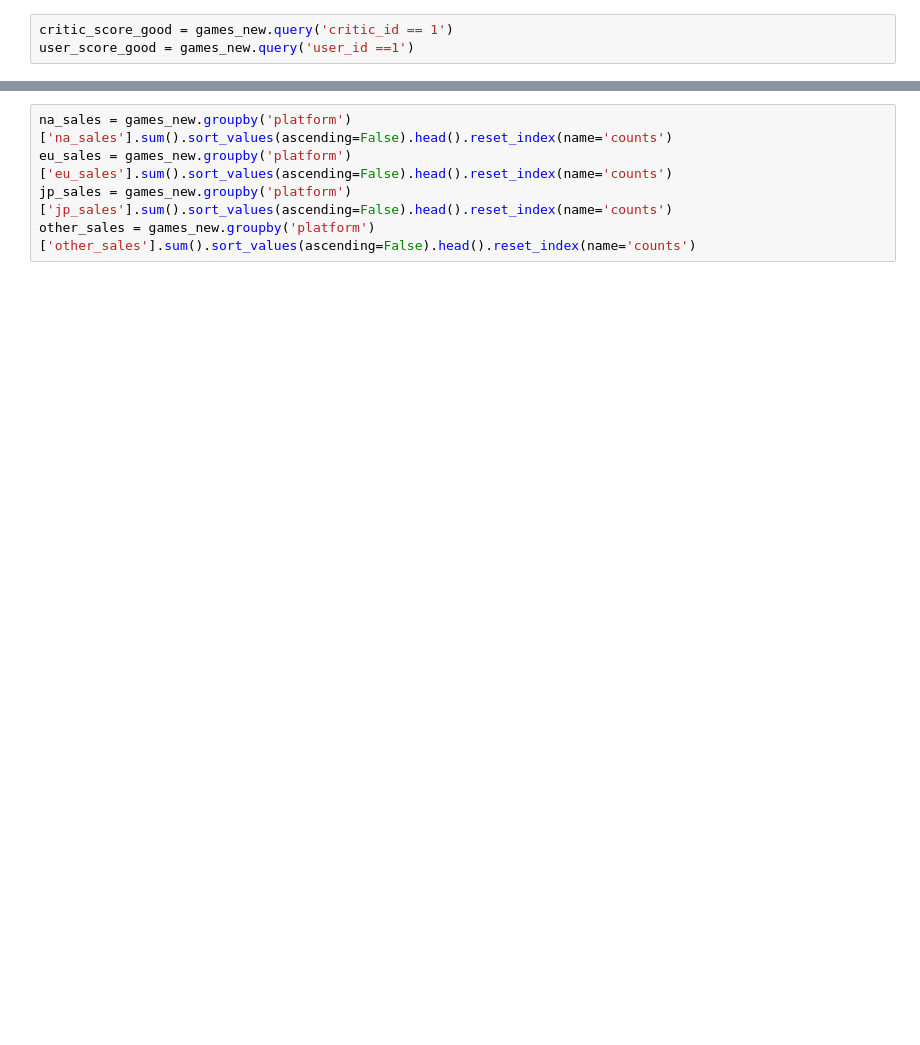
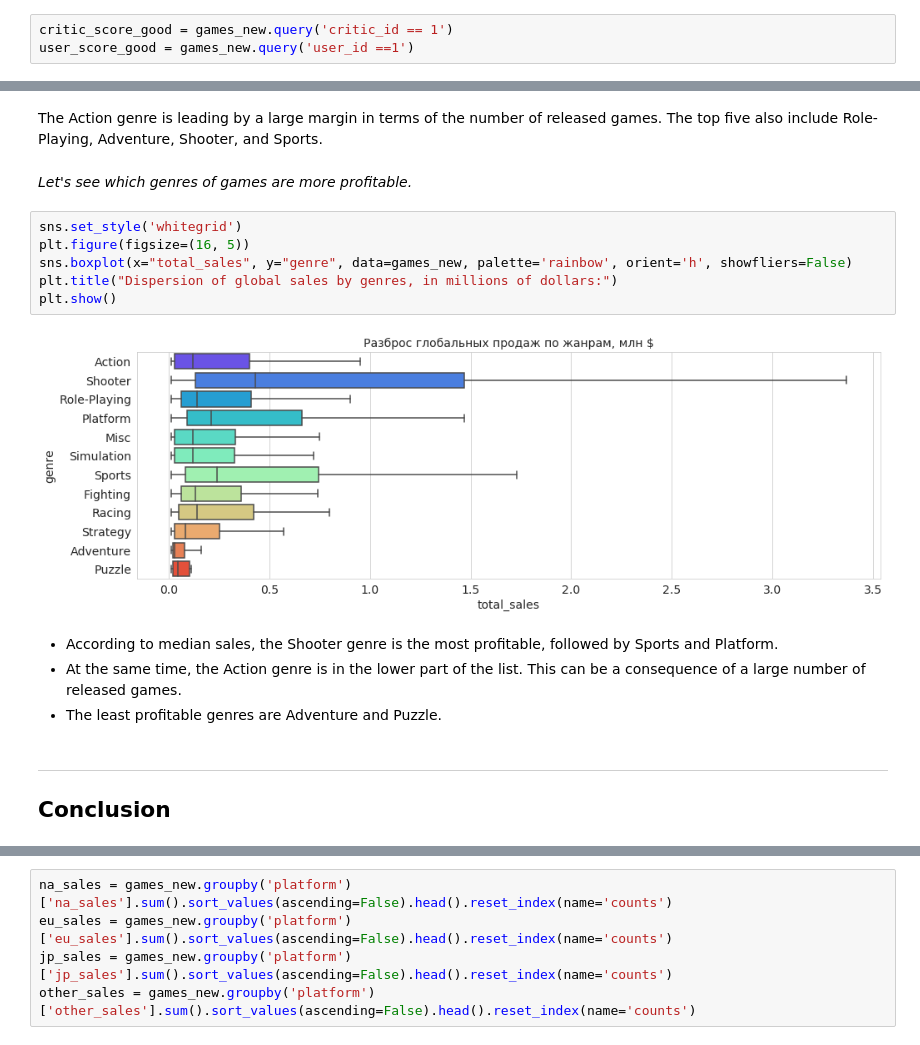
Before and after one commit to smakarin/smakarin_projects, a Jupyter notebook: Data analytics project/videogames_prediction.ipynb, the cells around one changed output, grey strips where cells are left out. Cells and saved outputs as stored; diff of their text form; blank space fills up the shorter version.

```diff
--- a/Data analytics project/videogames_prediction.ipynb
+++ b/Data analytics project/videogames_prediction.ipynb
@@ -872,0 +829,19 @@ plt.show()
+# %% [markdown]
+The Action genre is leading by a large margin in terms of the number of released games. The top five also include Role-Playing, Adventure, Shooter, and Sports.
+# %% [markdown]
+*Let's see which genres of games are more profitable.*
+# %%
+sns.set_style('whitegrid')
+plt.figure(figsize=(16, 5))
+sns.boxplot(x="total_sales", y="genre", data=games_new, palette='rainbow', orient='h', showfliers=False)
+plt.title("Dispersion of global sales by genres, in millions of dollars:")
+plt.show()
+# %% [output]
+[figure, added]
+# %% [markdown]
+- According to median sales, the Shooter genre is the most profitable, followed by Sports and Platform.
+- At the same time, the Action genre is in the lower part of the list. This can be a consequence of a large number of released games.
+- The least profitable genres are Adventure and Puzzle.
+# %% [markdown]
+***
+## Conclusion
```
Also changed, not shown: parts of 269 cells of this notebook.
